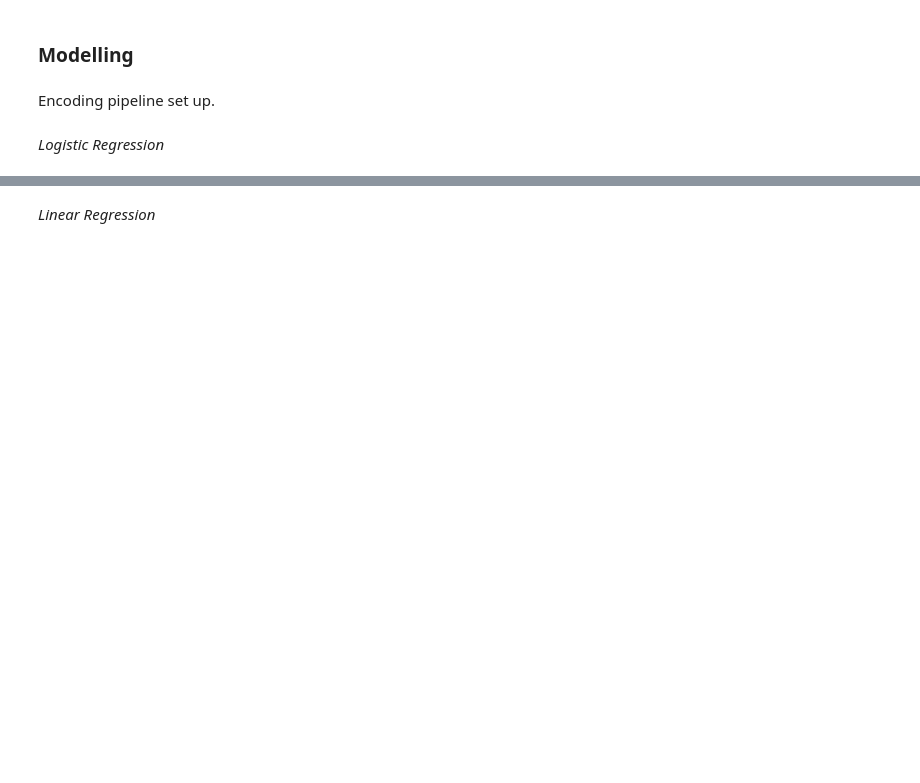
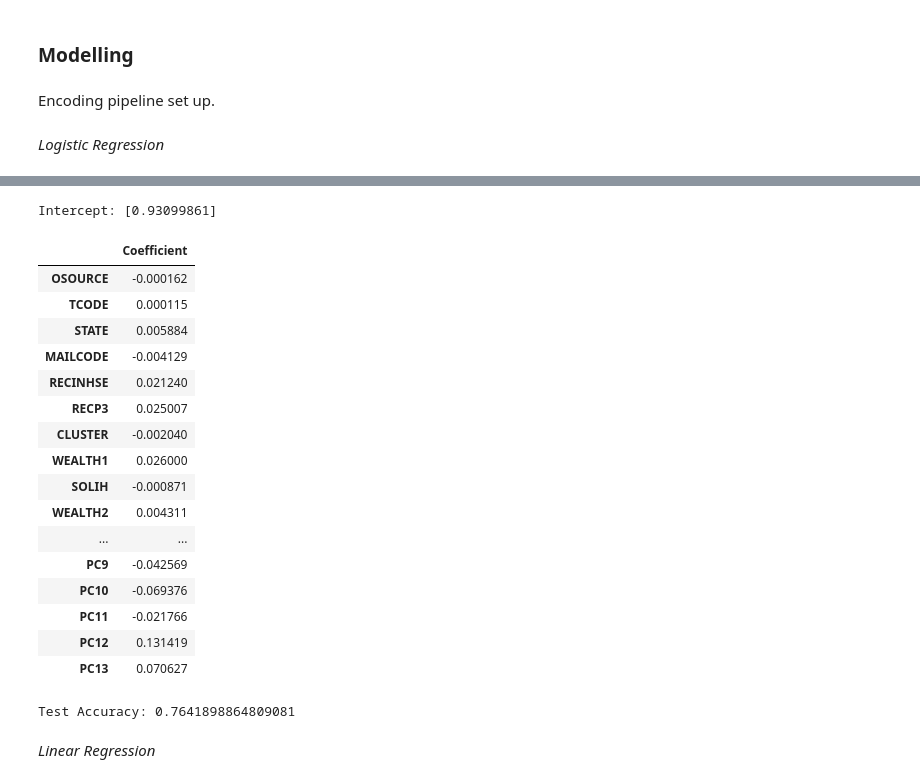
Before and after one commit to darryl-abraham/mlproject, a Jupyter notebook: modelling.ipynb, the cells around one changed output, grey strips where cells are left out. Cells and saved outputs as stored; diff of their text form; code cells hidden in the pictures; blank space fills up the shorter version.

```diff
--- a/modelling.ipynb
+++ b/modelling.ipynb
@@ -37,3 +45,8 @@ feats_to_encode = ['OSOURCE', 'TCODE', 'STATE', 'CLUSTER', 'CLUSTER2']
+# %%
+X = df.drop(columns=['TARGET_B', 'TARGET_D'])
+y = df['TARGET_B']
+
+X_train, X_test, y_train, y_test = train_test_split(X, y, test_size=0.2, random_state=42)
 # %% [markdown]
 ### Modelling
 # %% [markdown]
@@ -73,0 +157,6 @@ Standard Deviation of CV Accuracy: 0.001963498573816208
+# %%
+# Get best model from eval file
+eval_df = pd.read_csv(csv_file_path)
+eval_df.drop_duplicates(inplace=True)
+best_model = eval_df.loc[eval_df['Mean CV Accuracy'].idxmax()]
+best_model
@@ -74,3 +172,47 @@ Standard Deviation of CV Accuracy: 0.001963498573816208
+# %%
+# Get full model
+solver = best_model['Solver']
+reg = best_model['Regularizer']
+c = best_model['C']
+l1ratio = best_model['L1 Ratio']
+
+clf = LogisticRegression(penalty=reg, C=c, solver=solver, max_iter=1000, n_jobs=-1) #, l1_ratio=l1ratio)
+
+clf.fit(X_train, y_train)
+
+#Intercept
+intercept = clf.intercept_
+print(f"Intercept: {intercept}")
+
+# Coefficients
+coefs = clf.coef_
+coefs = pd.DataFrame(coefs, columns=X_train.columns).T.rename(columns={0: 'Coefficient'})
+coefs
+# %% [output]
+Intercept: [0.93099861]
+|  | Coefficient |
+| OSOURCE | -0.000162 |
+| TCODE | 0.000115 |
+| STATE | 0.005884 |
+| MAILCODE | -0.004129 |
+| RECINHSE | 0.021240 |
+| RECP3 | 0.025007 |
+| CLUSTER | -0.002040 |
+| WEALTH1 | 0.026000 |
+| SOLIH | -0.000871 |
+| WEALTH2 | 0.004311 |
+| ... | ... |
+| PC9 | -0.042569 |
+| PC10 | -0.069376 |
+| PC11 | -0.021766 |
+| PC12 | 0.131419 |
+| PC13 | 0.070627 |
+# %%
+# Evaluate model on test data
+test_score = clf.score(X_test, y_test)
+print("Test Accuracy:", test_score)
+# %% [output]
+Test Accuracy: 0.7641898864809081
 # %% [markdown]
 *Linear Regression*
 # %%
```
Also changed, not shown: parts of 5 cells of this notebook.
